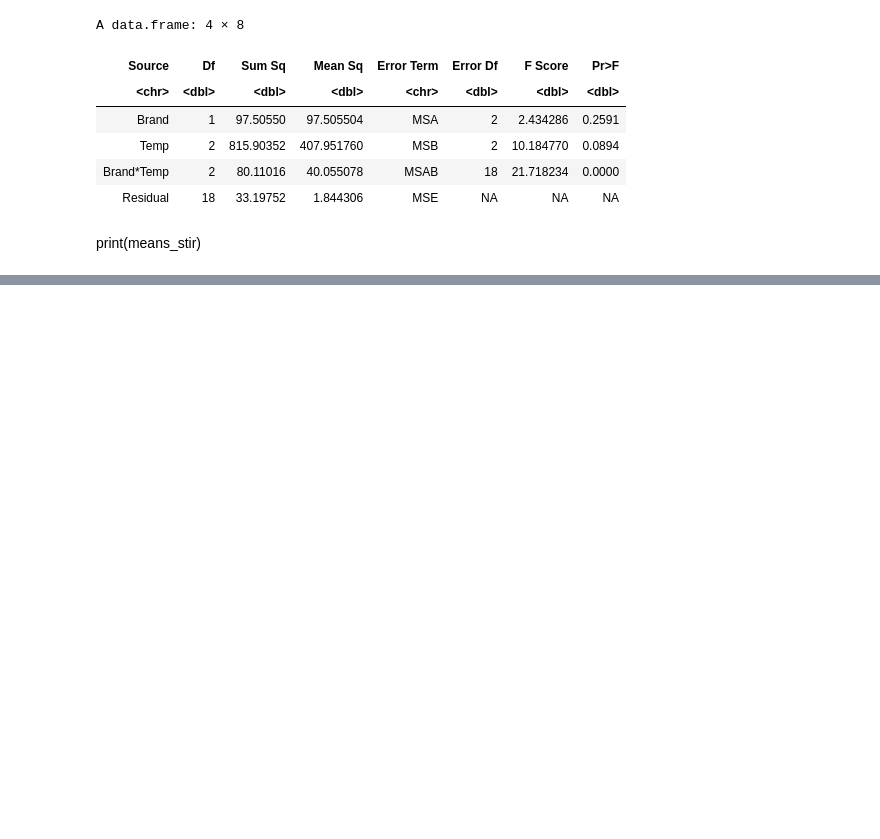
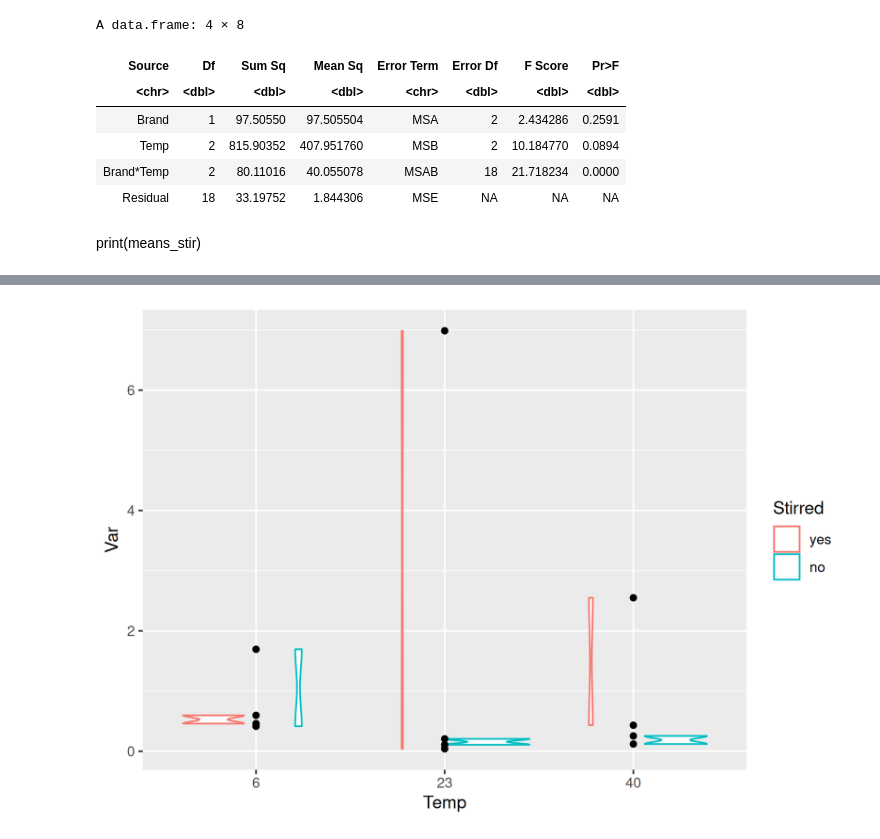
Before and after one commit to hkopanski/ST_518_Project, a Jupyter notebook: mixed_effect_SASlike.ipynb, the cells around one changed output, grey strips where cells are left out. Cells and saved outputs as stored; diff of their text form; code cells hidden in the pictures; blank space fills up the shorter version.

```diff
--- a/mixed_effect_SASlike.ipynb
+++ b/mixed_effect_SASlike.ipynb
@@ -886,3 +886,13 @@ A data.frame: 4 × 8
 | Residual | 18 | 33.19752 | 1.844306 | MSE | NA | NA | NA |
 # %% [markdown]
 print(means_stir)
+# %%
+var_table <- df_eff %>% group_by(Brand, Temp, Stirred) %>% summarise('Var' = var(Time))
+#var_table
+#knitr::kable(quantile(var_table$Var))
+
+var_table$Group <- ifelse(var_table$Brand == 'name' & var_table$Stirred == 'yes', 'Stirred Brand',
+                          ifelse(var_table$Brand == 'name' & var_table$Stirred == 'no', 'Non Stirred Brand',
+                                 ifelse(var_table$Brand == 'store' & var_table$Stirred == 'yes', 'Stirred Store',
+                                        ifelse(var_table$Brand == 'store' & var_table$Stirred == 'no', 'Non Stirred Store', NA))))
+var_table
@@ -888,0 +916,4 @@ print(means_stir)
+# %%
+ggplot(var_table) + geom_violin(aes(x = Temp, y = Var, col = Stirred)) + geom_point(aes(x = Temp, y = Var))
+# %% [output]
+[figure, added]
```
Also changed, not shown: parts of 2 cells of this notebook.
